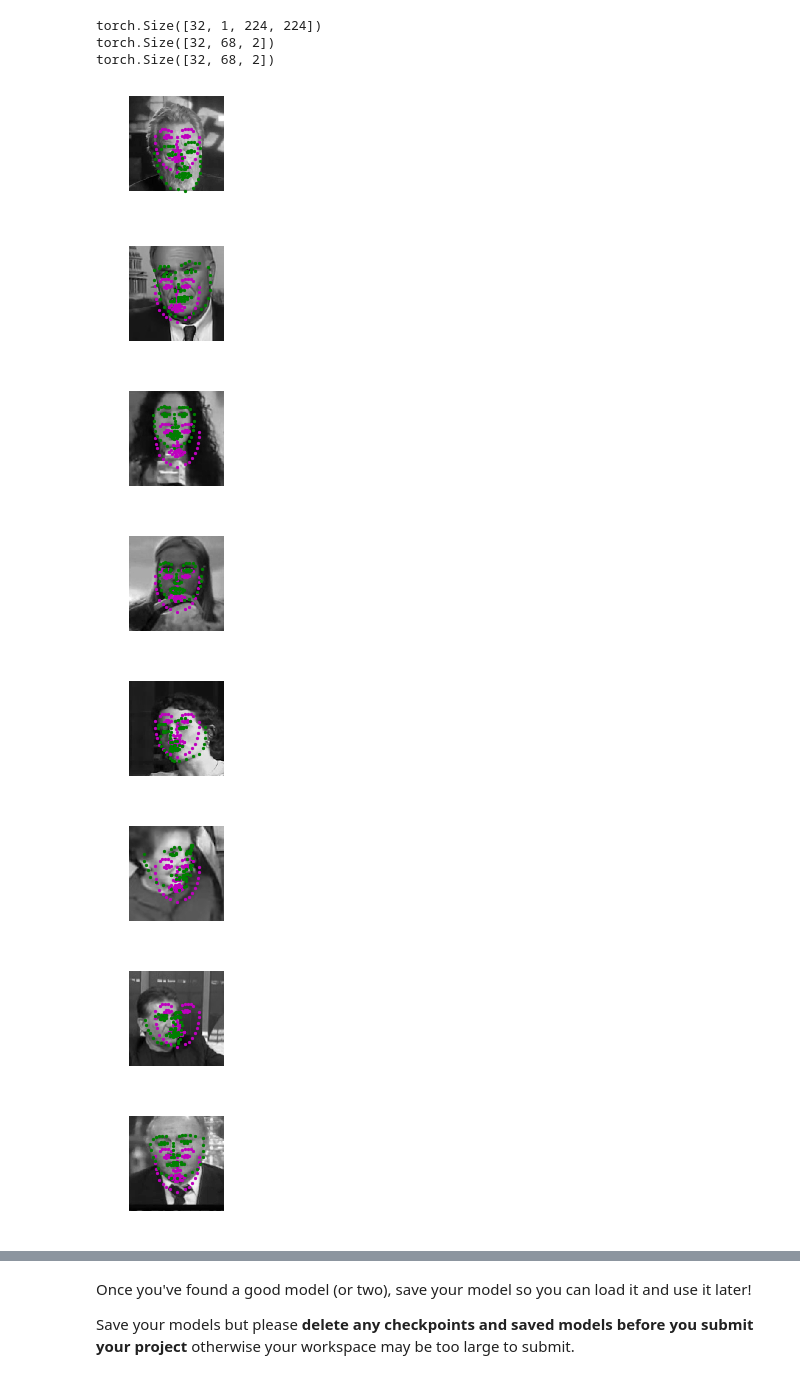
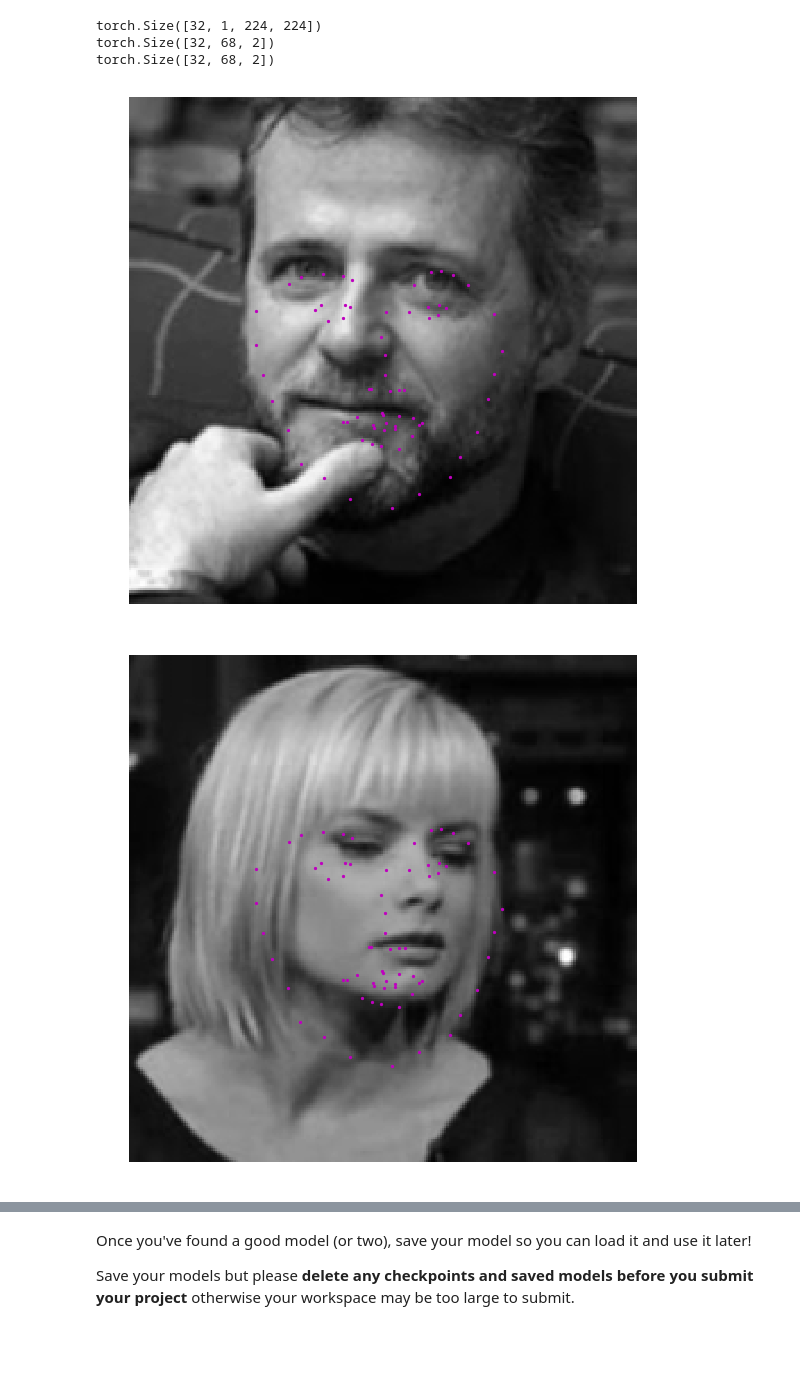
Before and after one commit to Thanh-Nguyen91/Facial_keypoints_detection, a Jupyter notebook: 2. Define the Network Architecture.ipynb, the cells around one changed output, grey strips where cells are left out. Drawn from its saved outputs; the diff is of its cells as text; code cells hidden in the pictures; blank space fills up the shorter version.

```diff
--- a/2. Define the Network Architecture.ipynb
+++ b/2. Define the Network Architecture.ipynb
@@ -450,14 +446,8 @@ torch.Size([32, 68, 2])
 # %%
 ## TODO: visualize your test output
 # you can use the same function as before, by un-commenting the line below:
 
-visualize_output(test_images, test_outputs, gt_pts)
+visualize_output(test_images, test_outputs, None,2)
 # %% [output]
-[figure, old version]
+[figure, new version]
-[figure, old version]
+[figure, new version]
-[figure, removed]
-[figure, removed]
-[figure, removed]
-[figure, removed]
-[figure, removed]
-[figure, removed]
```
Also changed, not shown: parts of 6 cells of this notebook.
